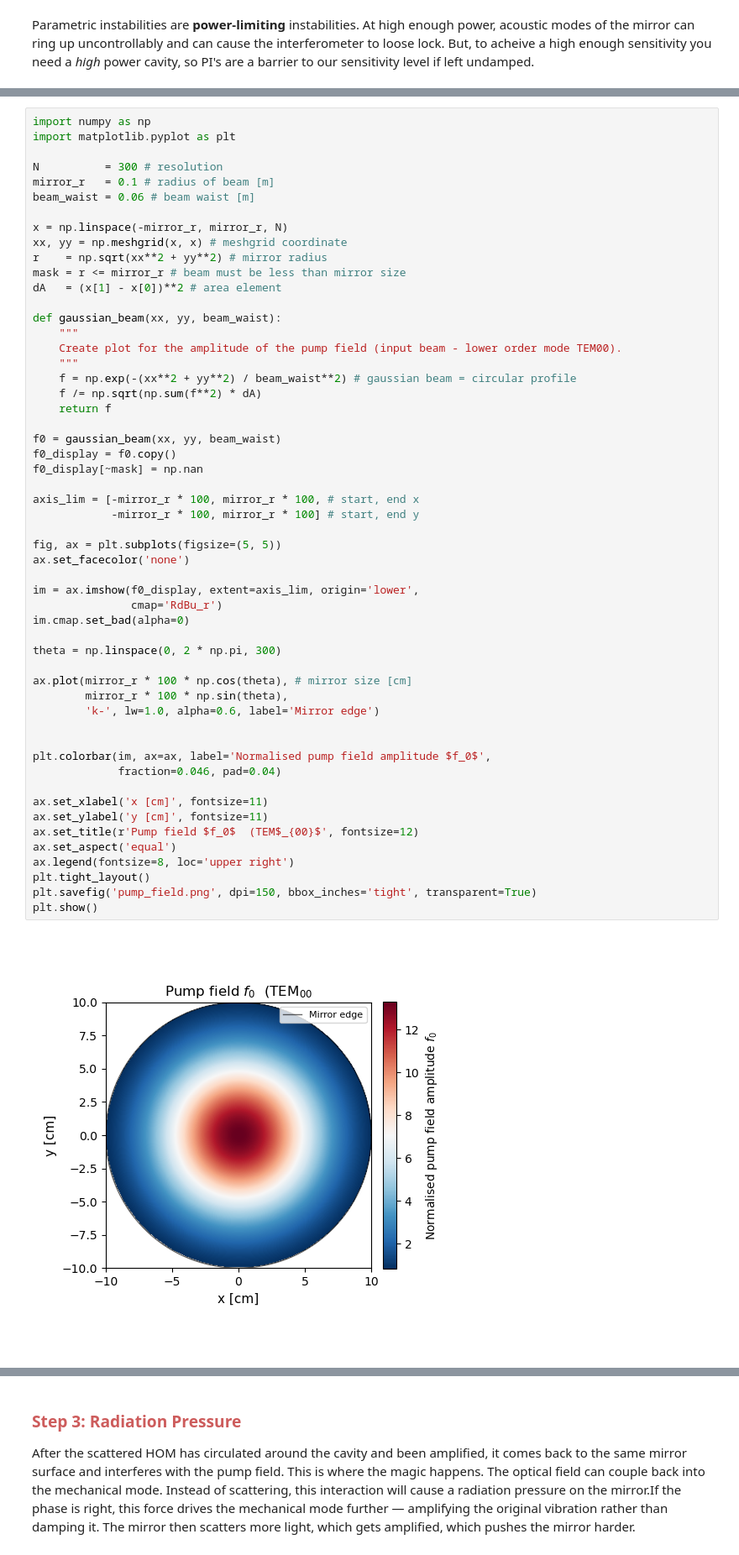
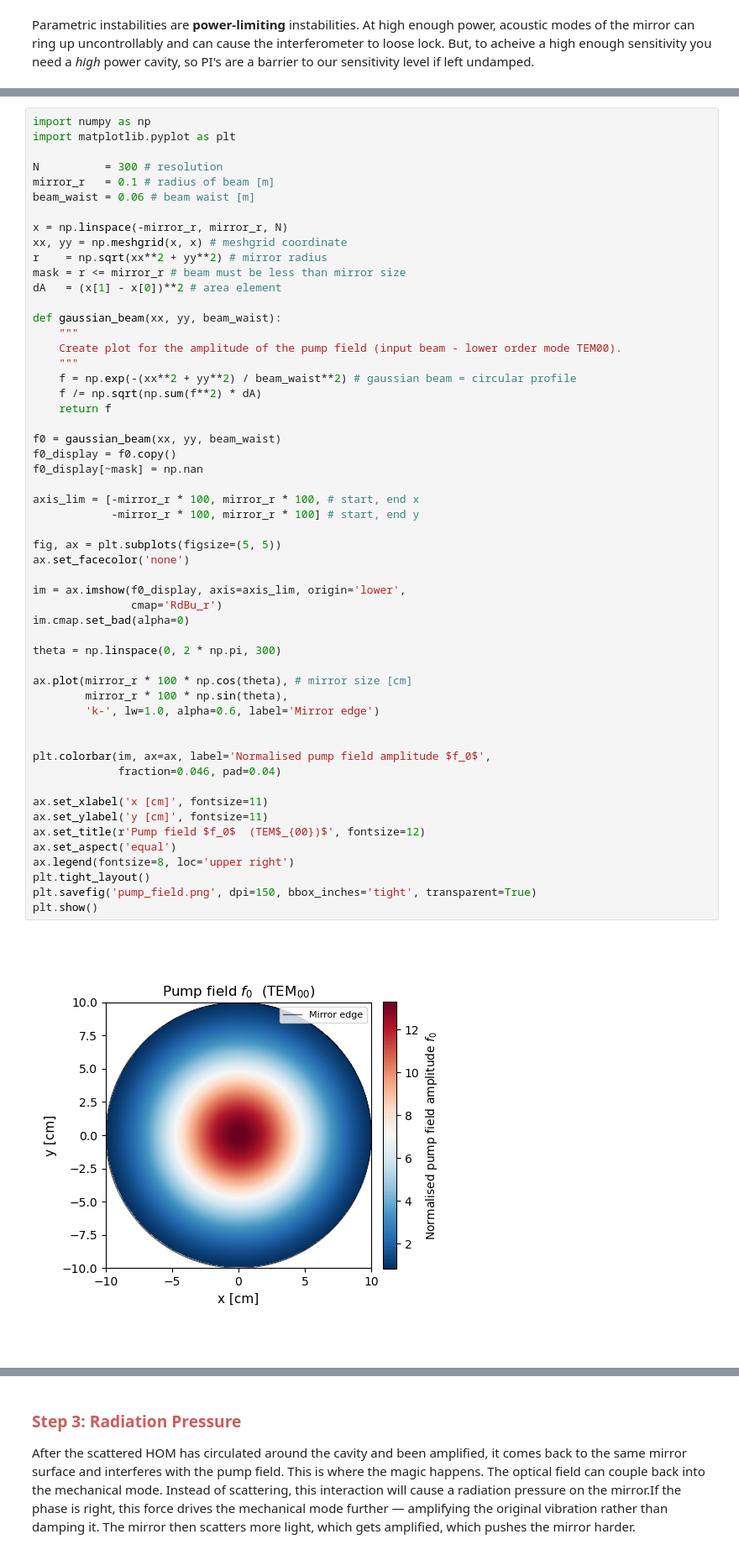
Before and after one commit to cacapuano/carolines_lasers_course_repo, a Jupyter notebook: parametric_instabilities.ipynb, the cells around one changed output, grey strips where cells are left out. Shown at 84% size. Cells and saved outputs as stored; diff of their text form.

Commit message:
pretty looking mechanical mode plot

```diff
--- a/parametric_instabilities.ipynb
+++ b/parametric_instabilities.ipynb
@@ -66,33 +66,33 @@ f0 = gaussian_beam(xx, yy, beam_waist)
 f0_display = f0.copy()
 f0_display[~mask] = np.nan
 
 axis_lim = [-mirror_r * 100, mirror_r * 100, # start, end x
             -mirror_r * 100, mirror_r * 100] # start, end y
 
 fig, ax = plt.subplots(figsize=(5, 5))
 ax.set_facecolor('none')
 
-im = ax.imshow(f0_display, extent=axis_lim, origin='lower',
+im = ax.imshow(f0_display, axis=axis_lim, origin='lower',
                cmap='RdBu_r')
 im.cmap.set_bad(alpha=0)
 
 theta = np.linspace(0, 2 * np.pi, 300)
 
 ax.plot(mirror_r * 100 * np.cos(theta), # mirror size [cm]
         mirror_r * 100 * np.sin(theta),
         'k-', lw=1.0, alpha=0.6, label='Mirror edge')
 
 
 plt.colorbar(im, ax=ax, label='Normalised pump field amplitude $f_0$',
              fraction=0.046, pad=0.04)
 
 ax.set_xlabel('x [cm]', fontsize=11)
 ax.set_ylabel('y [cm]', fontsize=11)
-ax.set_title(r'Pump field $f_0$  (TEM$_{00}$', fontsize=12)
+ax.set_title(r'Pump field $f_0$  (TEM$_{00})$', fontsize=12)
 ax.set_aspect('equal')
 ax.legend(fontsize=8, loc='upper right')
 plt.tight_layout()
 plt.savefig('pump_field.png', dpi=150, bbox_inches='tight', transparent=True)
 plt.show()
 # %% [output]
-[figure, old version]
+[figure, new version]
```
Also changed, not shown: parts of 4 cells of this notebook.
